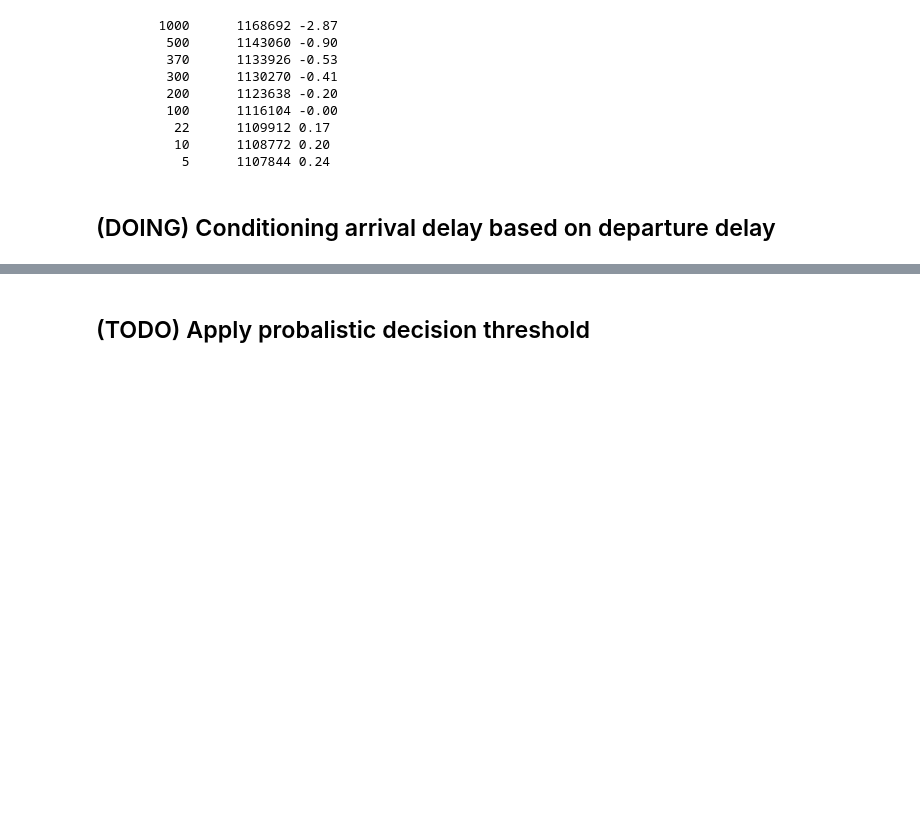
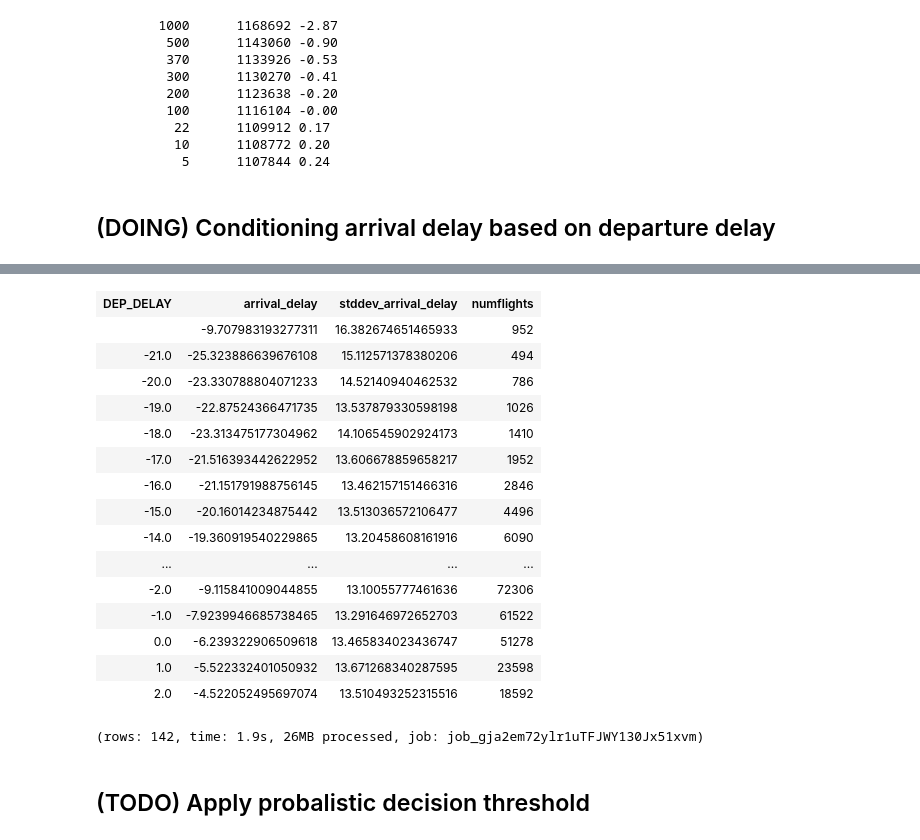
Before and after one commit to yuwtennis/google-data-engineer, a Jupyter notebook: Ch05/getting_started_with_eda.ipynb, the cells around one changed output, grey strips where cells are left out. Drawn from its saved outputs; the diff is of its cells as text; code cells hidden in the pictures; blank space fills up the shorter version.

```diff
--- a/Ch05/getting_started_with_eda.ipynb
+++ b/Ch05/getting_started_with_eda.ipynb
@@ -289,3 +328,42 @@ for t in sorted( thresholds, reverse=True):
+# %%
+%bigquery execute -d standard  -t tempdataset.delays
+SELECT
+  DEP_DELAY,
+  arrival_delay,
+  stddev_arrival_delay,
+  numflights
+FROM (
+  SELECT
+    DEP_DELAY,
+    AVG(ARR_DELAY) AS arrival_delay,
+    STDDEV(ARR_DELAY) AS stddev_arrival_delay,
+    COUNT(ARR_DELAY) AS numflights
+  FROM
+    `flights.simevents`
+  GROUP BY
+    DEP_DELAY )
+WHERE
+  numflights > 370
+ORDER BY
+  DEP_DELAY
+# %% [output]
+| DEP_DELAY | arrival_delay | stddev_arrival_delay | numflights |
+|  | -9.707983193277311 | 16.382674651465933 | 952 |
+| -21.0 | -25.323886639676108 | 15.112571378380206 | 494 |
+| -20.0 | -23.330788804071233 | 14.52140940462532 | 786 |
+| -19.0 | -22.87524366471735 | 13.537879330598198 | 1026 |
+| -18.0 | -23.313475177304962 | 14.106545902924173 | 1410 |
+| -17.0 | -21.516393442622952 | 13.606678859658217 | 1952 |
+| -16.0 | -21.151791988756145 | 13.462157151466316 | 2846 |
+| -15.0 | -20.16014234875442 | 13.513036572106477 | 4496 |
+| -14.0 | -19.360919540229865 | 13.20458608161916 | 6090 |
+| ... | ... | ... | ... |
+| -2.0 | -9.115841009044855 | 13.10055777461636 | 72306 |
+| -1.0 | -7.9239946685738465 | 13.291646972652703 | 61522 |
+| 0.0 | -6.239322906509618 | 13.465834023436747 | 51278 |
+| 1.0 | -5.522332401050932 | 13.671268340287595 | 23598 |
+| 2.0 | -4.522052495697074 | 13.510493252315516 | 18592 |
+(rows: 142, time: 1.9s, 26MB processed, job: job_gja2em72ylr1uTFJWY130Jx51xvm)
 # %% [markdown]
 ## (TODO) Apply probalistic decision threshold
 # %% [markdown]
```
Also changed, not shown: parts of 3 cells of this notebook.
